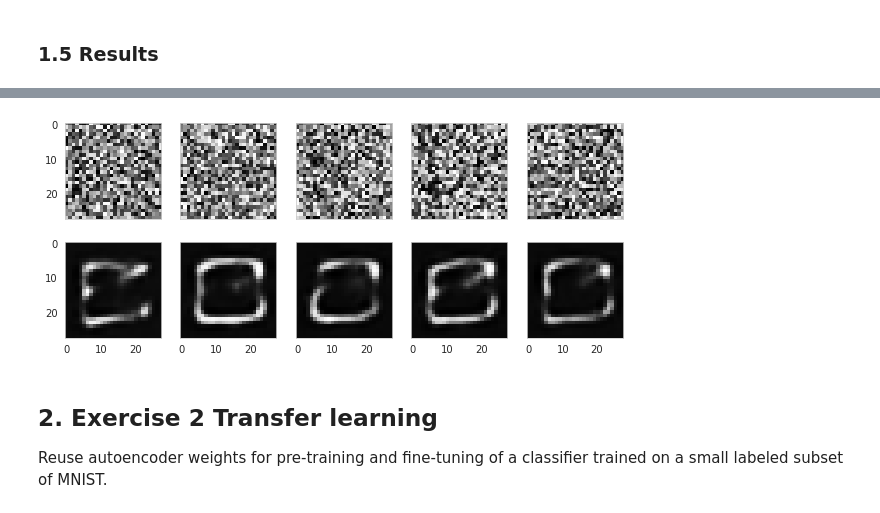
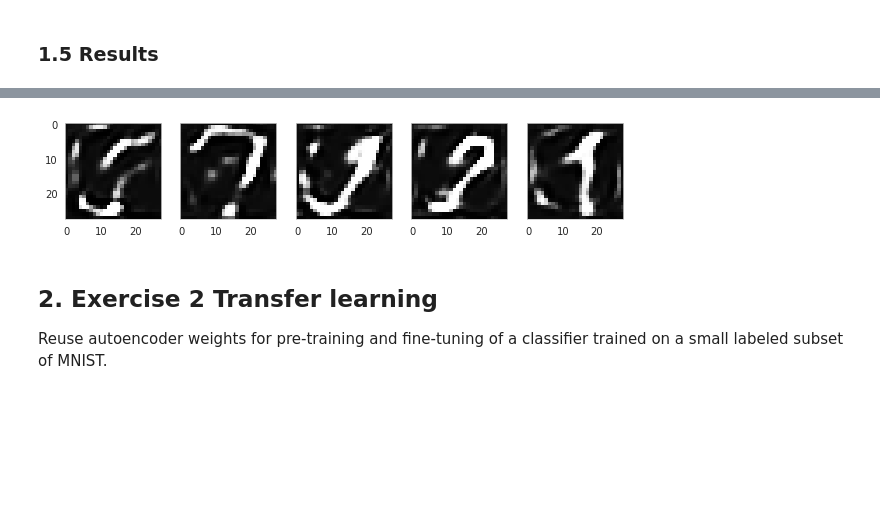
Before and after one commit to alvaroguerin/dlai-2019-projects, a Jupyter notebook: team03/dlai-project-group03.ipynb, the cells around one changed output, grey strips where cells are left out. Saved outputs shown, nothing was run; the diff lists cells and outputs as text; code cells hidden in the pictures; blank space fills up the shorter version.

```diff
--- a/team03/dlai-project-group03.ipynb
+++ b/team03/dlai-project-group03.ipynb
@@ -405,13 +395,20 @@ show_ae_comparison(inputs, outputs)
-# %%
-model = models_cae[16]
-
-inputs = torch.rand(5,1,28,28)
-outputs = model(inputs.to(device))
-outputs = outputs.detach().cpu().numpy()
-
-show_ae_comparison(inputs, outputs)
-# %% [output]
-[figure, removed]
+# %%
+num_images = 5
+bottleneck_size = 16
+model = models_cae[bottleneck_size]
+
+latent = torch.randn(num_images,bottleneck_size)
+outputs = model.decoder(latent.to(device))
+outputs = outputs.detach().cpu().numpy()
+
+fig, axes = plt.subplots(nrows=1, ncols=num_images,
+                          sharex=True, sharey=True, figsize=(10,4))
+for i in range(num_images):
+    axes[i].imshow(np.squeeze(outputs[i]), cmap='gray')
+
+fig.show()
+# %% [output]
+[figure, added]
 # %% [markdown]
 ## 2. **Exercise 2** Transfer learning
 Reuse autoencoder weights for pre-training and fine-tuning of a classifier trained on a small labeled subset of MNIST.
```
Also changed, not shown: parts of 48 cells of this notebook.
